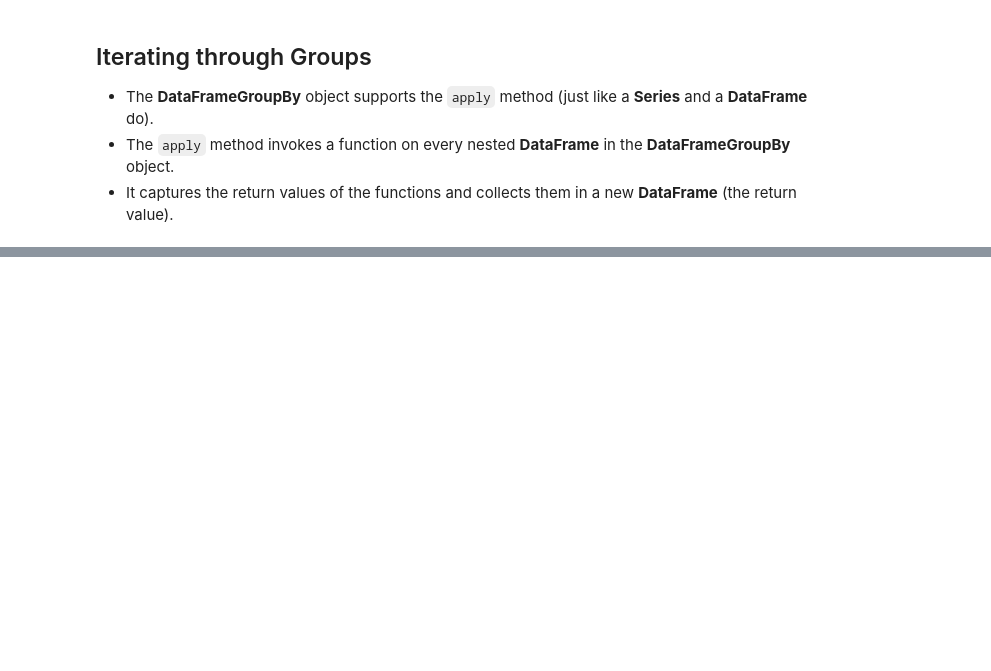
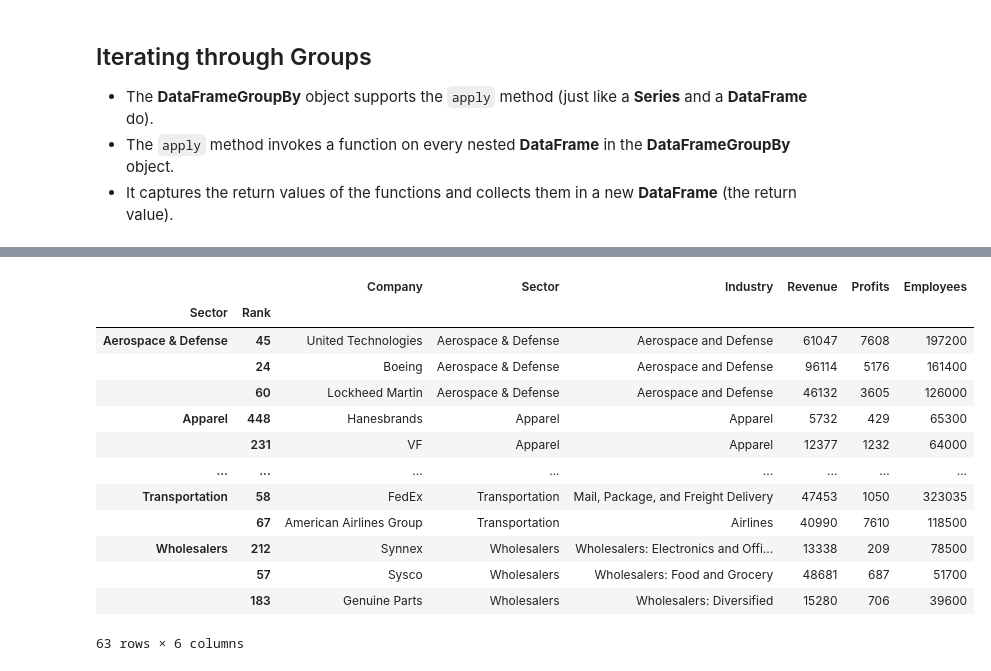
Before and after one commit to Petar-Koprinkov/Pandas, a Jupyter notebook: Incomplete/09 - The GroupBy Object.ipynb, the cells around one changed output, grey strips where cells are left out. Saved outputs shown, nothing was run; the diff lists cells and outputs as text; code cells hidden in the pictures; blank space fills up the shorter version.

```diff
--- a/Incomplete/09 - The GroupBy Object.ipynb
+++ b/Incomplete/09 - The GroupBy Object.ipynb
@@ -386,0 +436,20 @@ sectors.agg({'Profits': 'sum', 'Revenue': 'mean', 'Employees': 'max'})
+# %%
+def find_three_highest_employees_count(df):
+    return df.nlargest(3, 'Employees')
+
+sectors.apply(find_three_highest_employees_count)
+# %% [output]
+|  |  | Company | Sector | Industry | Revenue | Profits | Employees |
+| Sector | Rank |  |  |  |  |  |  |
+| Aerospace & Defense | 45 | United Technologies | Aerospace & Defense | Aerospace and Defense | 61047 | 7608 | 197200 |
+|  | 24 | Boeing | Aerospace & Defense | Aerospace and Defense | 96114 | 5176 | 161400 |
+|  | 60 | Lockheed Martin | Aerospace & Defense | Aerospace and Defense | 46132 | 3605 | 126000 |
+| Apparel | 448 | Hanesbrands | Apparel | Apparel | 5732 | 429 | 65300 |
+|  | 231 | VF | Apparel | Apparel | 12377 | 1232 | 64000 |
+| ... | ... | ... | ... | ... | ... | ... | ... |
+| Transportation | 58 | FedEx | Transportation | Mail, Package, and Freight Delivery | 47453 | 1050 | 323035 |
+|  | 67 | American Airlines Group | Transportation | Airlines | 40990 | 7610 | 118500 |
+| Wholesalers | 212 | Synnex | Wholesalers | Wholesalers: Electronics and Offi... | 13338 | 209 | 78500 |
+|  | 57 | Sysco | Wholesalers | Wholesalers: Food and Grocery | 48681 | 687 | 51700 |
+|  | 183 | Genuine Parts | Wholesalers | Wholesalers: Diversified | 15280 | 706 | 39600 |
+63 rows × 6 columns
```
Also changed, not shown: parts of 3 cells of this notebook.
